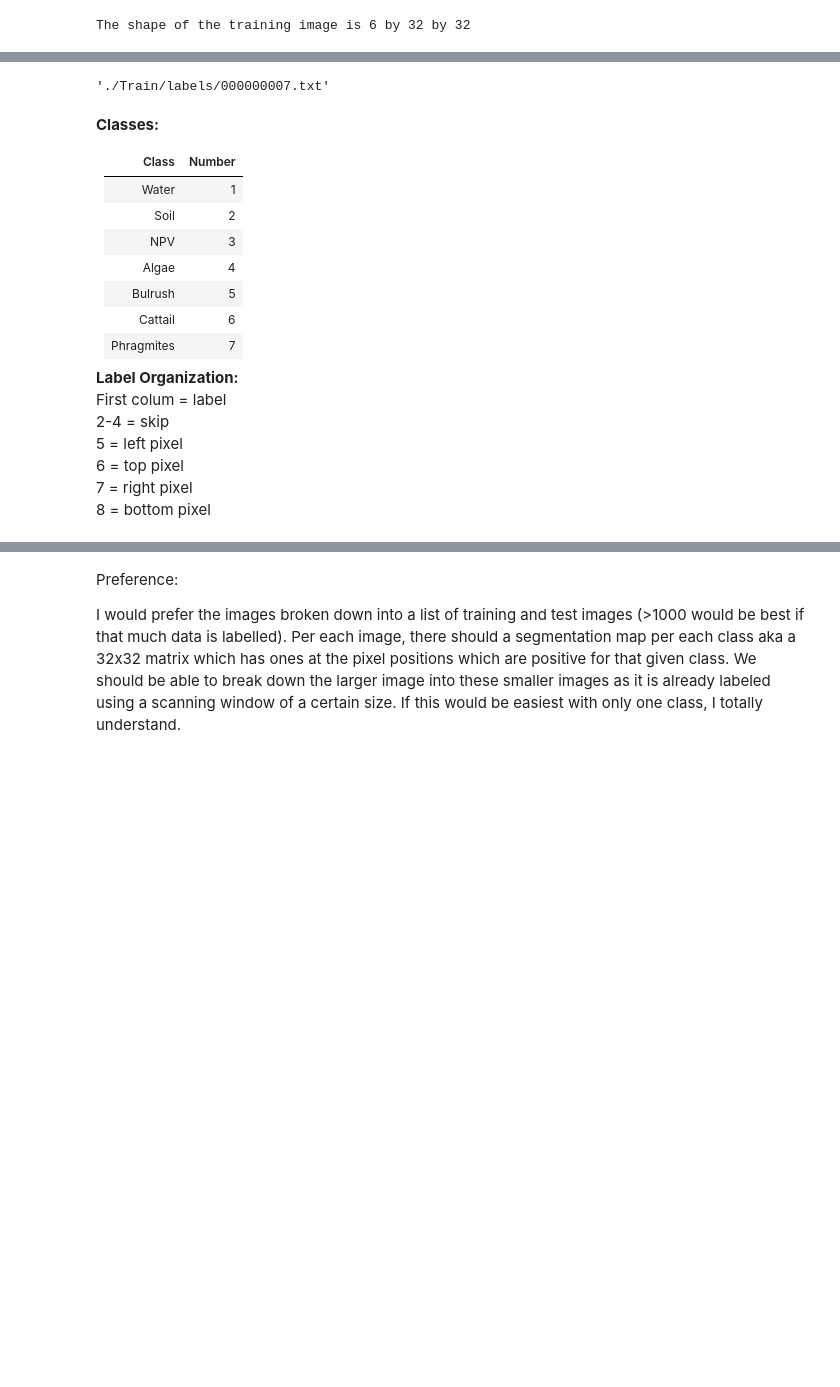
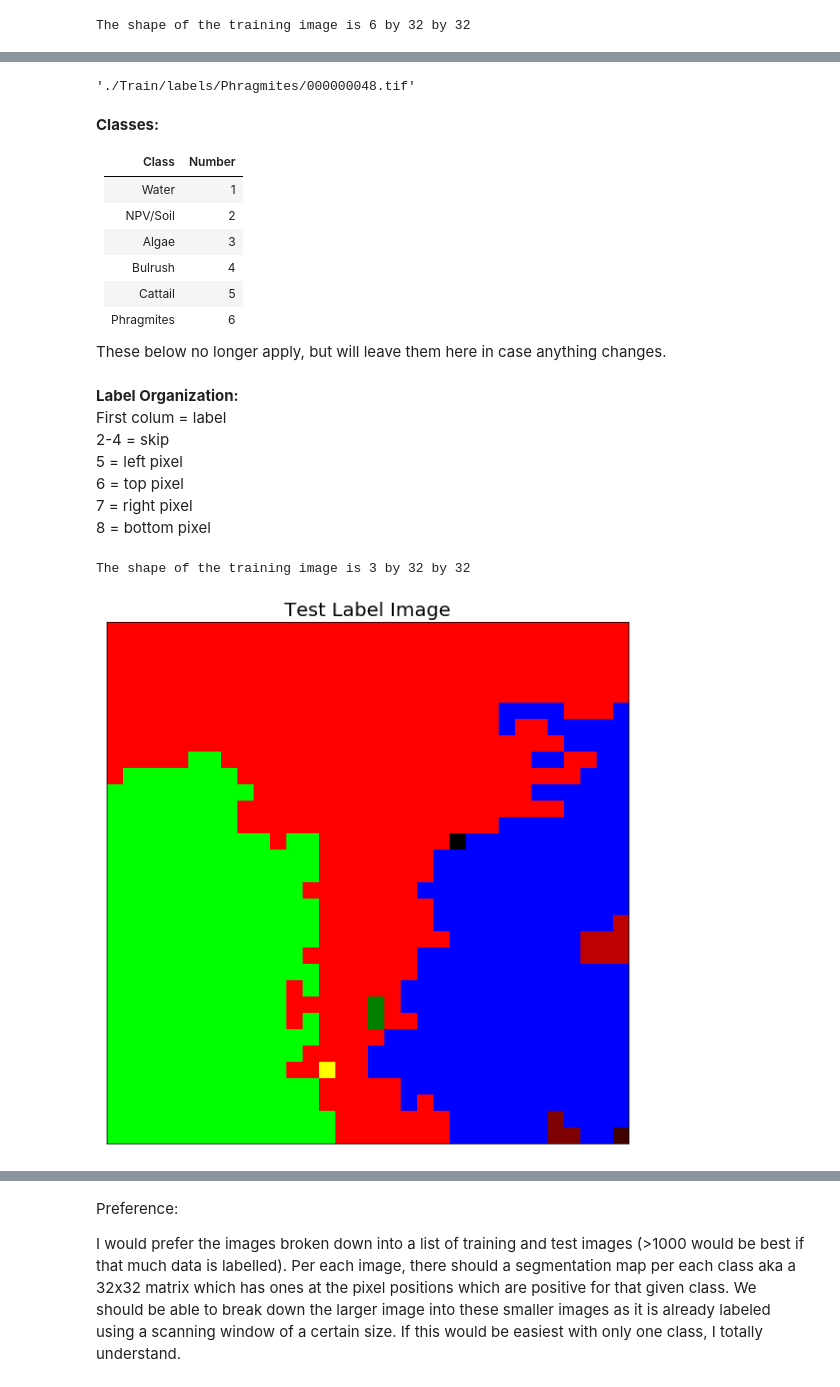
Before and after one commit to greglee1905/Phragmites_australis_Classification, a Jupyter notebook: exploratory_analysis.ipynb, the cells around one changed output, grey strips where cells are left out. Saved outputs shown, nothing was run; the diff lists cells and outputs as text; code cells hidden in the pictures; blank space fills up the shorter version.

```diff
--- a/exploratory_analysis.ipynb
+++ b/exploratory_analysis.ipynb
@@ -163,6 +165,6 @@ plt.show()
 # %%
 #Let's see if we can visualize what a label looks like:
-label_directory = './Train/labels/'
+label_directory = './Train/labels/Phragmites/'
 
 #GRAMA ut cty schools2019.pdf
 label_path = []
@@ -174,20 +176,22 @@ for file in os.listdir(label_directory):
 #Check it matches:
 label_path[0]
 # %% [output]
-'./Train/labels/000000007.txt'
+'./Train/labels/Phragmites/000000048.tif'
 # %% [markdown]
 **Classes:**
 
 |Class | Number|
 | --- | --- |
 | Water | 1 |
-| Soil | 2 |
-| NPV | 3 |
-| Algae | 4 |
-| Bulrush | 5 |
-| Cattail | 6 |
-| Phragmites | 7 |
+| NPV/Soil | 2 |
+| Algae | 3 |
+| Bulrush | 4 |
+| Cattail | 5 |
+| Phragmites | 6 |
 
+These below no longer apply, but will leave them here in case anything changes.
+<br>
+<br>
 **Label Organization:**
 First colum = label
 <br>2-4 = skip
@@ -195,3 +199,21 @@ First colum = label
 <br>6 = top pixel
 <br>7 = right pixel
 <br>8 = bottom pixel
+# %%
+#Running tests on example: 000000007
+with rio.open(label_path[48], 'r+') as src:
+    label_image = src.read()
+    label_image_meta = src.meta
+# %%
+print("The shape of the training image is {0} by {1} by {2}".format(label_image.shape[0],
+                                                                    label_image.shape[1],label_image.shape[2]))
+# %% [output]
+The shape of the training image is 3 by 32 by 32
+# %%
+ep.plot_rgb(label_image,
+            rgb=[0,1,2],
+            title="Test Label Image",
+            stretch=True)
+plt.show()
+# %% [output]
+[figure, added]
```
Also changed, not shown: parts of 17 cells of this notebook.
